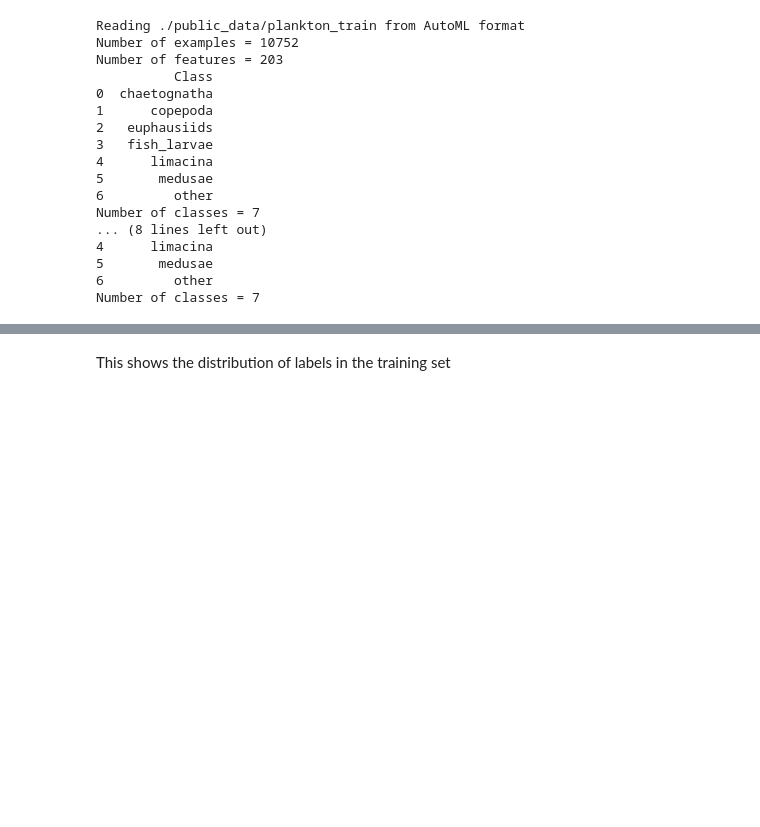
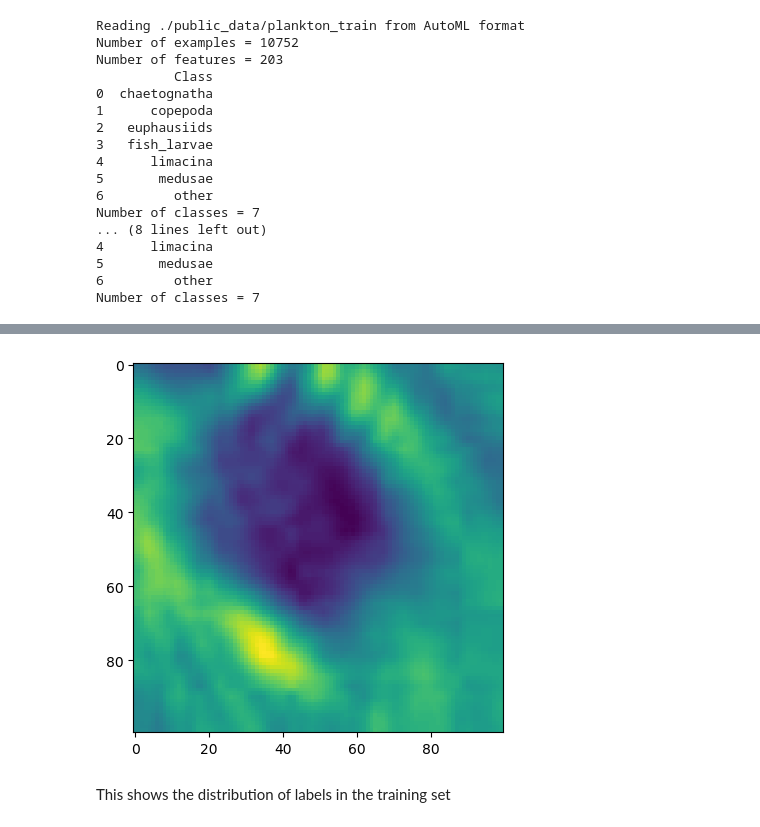
Before and after one commit to George-Marchment/OCEAN, a Jupyter notebook: starting_kit/README_preprocessing.ipynb, the cells around one changed output, grey strips where cells are left out. Drawn from its saved outputs; the diff is of its cells as text; code cells hidden in the pictures; blank space fills up the shorter version.

```diff
--- a/starting_kit/README_preprocessing.ipynb
+++ b/starting_kit/README_preprocessing.ipynb
@@ -129,3 +149,19 @@ Number of classes = 7
+# %%
+import numpy as np
+from matplotlib import image
+from matplotlib import pyplot
+
+def montreImage(index):
+    imgSampleData = rawData.iloc[index,:-1]
+    imgSampleData = np.array(imgSampleData,dtype = np.uint8)
+    imgSampleData.shape
+    imgSampleData = np.resize(imgSampleData,(100,100))
+    pyplot.imshow(imgSampleData).cmap
+    pyplot.show()
+# %%
+montreImage(999)
+# %% [output]
+[figure, added]
 # %% [markdown]
 This shows the distribution of labels in the training set
 # %%
```
Also changed, not shown: parts of 13 cells of this notebook.
